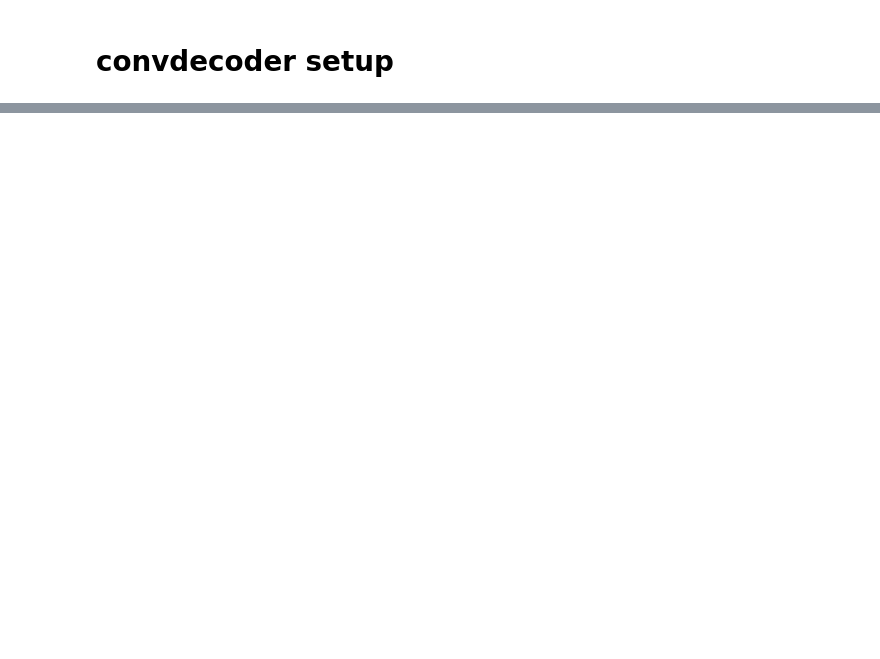
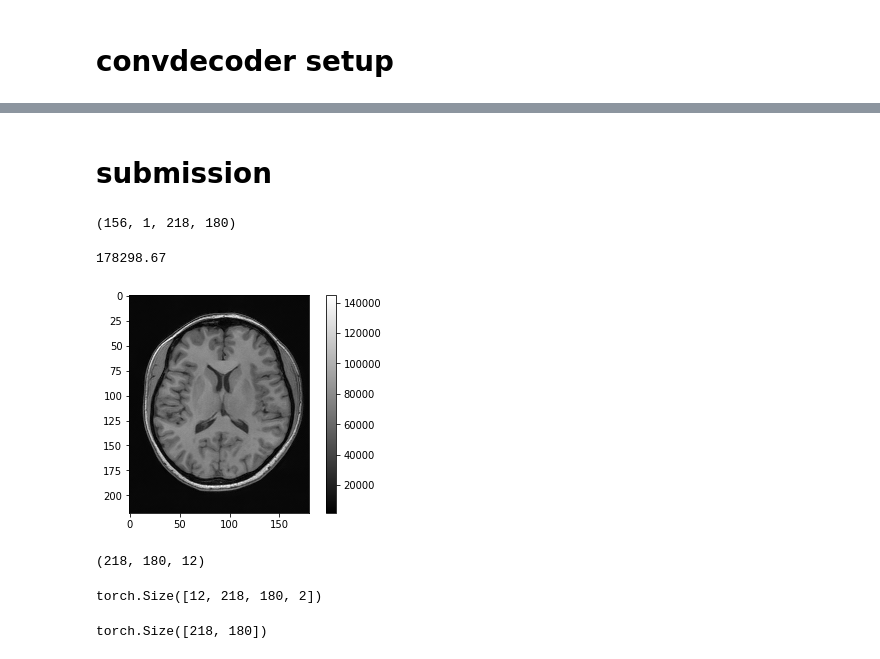
Before and after one commit to amritkumar9595/calgary_midl, a Jupyter notebook: pretext tasks.ipynb, the cells around one changed output, grey strips where cells are left out. Saved outputs shown, nothing was run; the diff lists cells and outputs as text; code cells hidden in the pictures; blank space fills up the shorter version.

```diff
--- a/pretext tasks.ipynb
+++ b/pretext tasks.ipynb
@@ -97,0 +101,7 @@ plt.colorbar()
+# %%
+fname_tr = '/media/student1/RemovableVolume/calgary/Train/e14140s3_P52224.7.118.h5'
+with h5py.File(fname_tr, 'r') as data:
+
+    ksp = data['kspace'][()]
+    sens = data['sensitivity'][()]
+ksp.shape , sens.shape
@@ -154,7 +170,7 @@ from matplotlib import pyplot as plt
 import torch
 import matplotlib.gridspec as gridspec
 # %%
-data_path = "/media/student1/RemovableVolume/calgary_new/Test/test_12_channel/Test-R=5/e15793s3_P25600.7.h5"
+data_path = "/media/student1/RemovableVolume/calgary_new/Test/test_12_channel/Test-R=5/e15274s3_P20992.7.h5"
 slice = 100
 with h5py.File(data_path, 'r') as data:
 
@@ -173,5 +191,5 @@ img_us_np.shape
 # %%
-recons_path = '/media/student1/RemovableVolume/calgary/team_the_enchanted_v3/Track01/12-channel-R=5/e15793s3_P25600.7.h5'
+recons_path = '/media/student1/RemovableVolume/calgary_new/team_the_enchanted_v3/Track01/12-channel-R=5/e15274s3_P20992.7.h5'
 with h5py.File(recons_path, 'r') as data:
 
     out = data['reconstruction'][()]
@@ -403,0 +402,45 @@ RuntimeError: Given groups=1, weight of size 160 160 3 3, expected input[15, 2,
+# %% [markdown]
+# submission
+# %%
+index = 40
+slice = 50 + index
+fname = '/media/student1/RemovableVolume/calgary_new/exp1/Track01/12-channel-R=5/e15790s3_P01536.7.h5'
+with h5py.File(fname, 'r') as data:
+
+    recons = data['reconstruction'][()]
+recons.shape
+# %% [output]
+(156, 1, 218, 180)
+# %%
+plt.imshow(recons[index,0,:,:],cmap='gray')
+plt.colorbar()
+print(recons.max())
+# %% [output]
+178298.67
+[figure, added]
+# %%
+fname_ori = '/media/student1/RemovableVolume/calgary_new/Test/test_12_channel/Test-R=5/e15790s3_P01536.7.h5'
+with h5py.File(fname_ori, 'r') as data:
+
+            kspace = data['kspace'][slice]
+            sr = 0.85
+            Nz = kspace.shape[1]
+            Nz_sampled = int(np.ceil(Nz*sr))
+
+            kspace[:,Nz_sampled:,:] = 0
+            ksp_cmplx = kspace[:,:,::2] + 1j*kspace[:,:,1::2]
+
+ksp_cmplx.shape
+# %% [output]
+(218, 180, 12)
+# %%
+ksp_t = T.to_tensor(ksp_cmplx)
+ksp_t = ksp_t.permute(2,0,1,3)
+ksp_t.shape
+# %% [output]
+torch.Size([12, 218, 180, 2])
+# %%
+img_gt_np = T.root_sum_of_squares(T.complex_abs(T.ifft2(ksp_t)))
+img_gt_np.shape
+# %% [output]
+torch.Size([218, 180])
```
Also changed, not shown: parts of 41 cells of this notebook, 7 other files.
